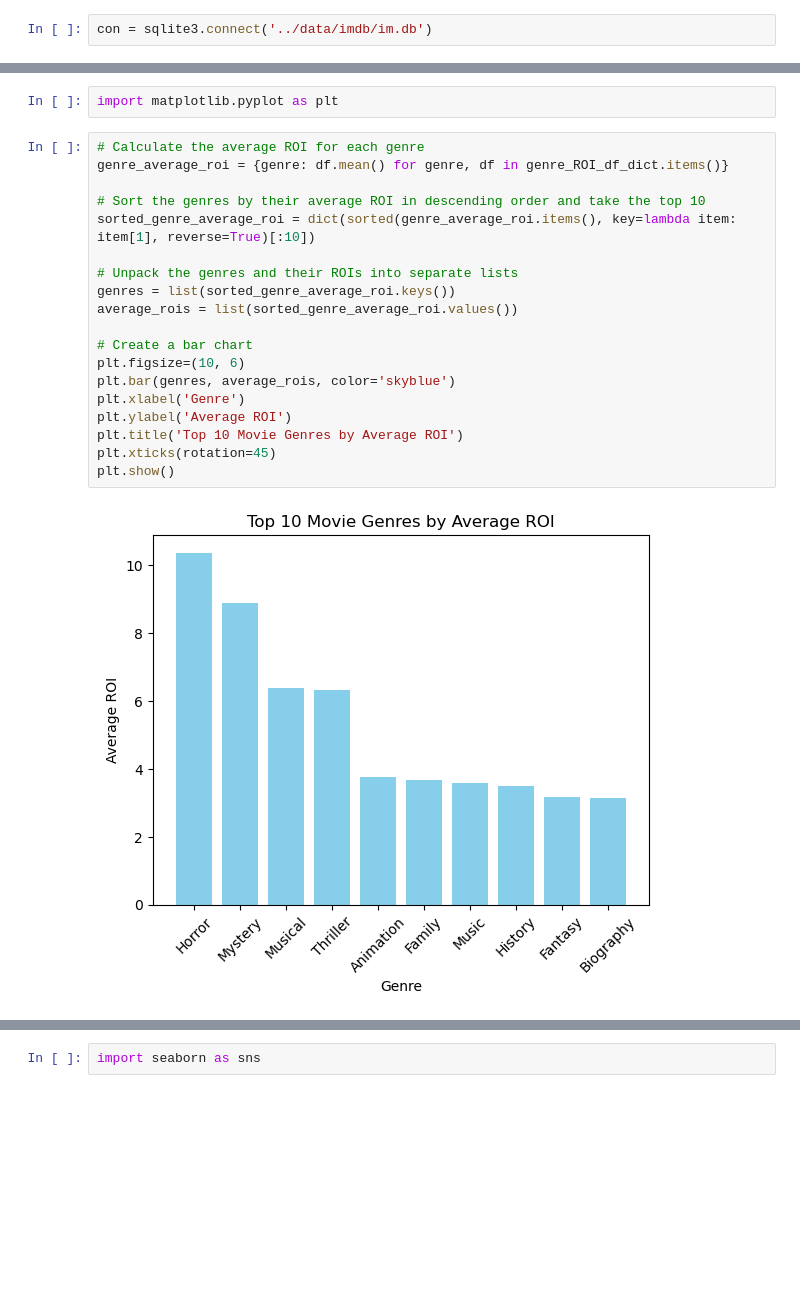
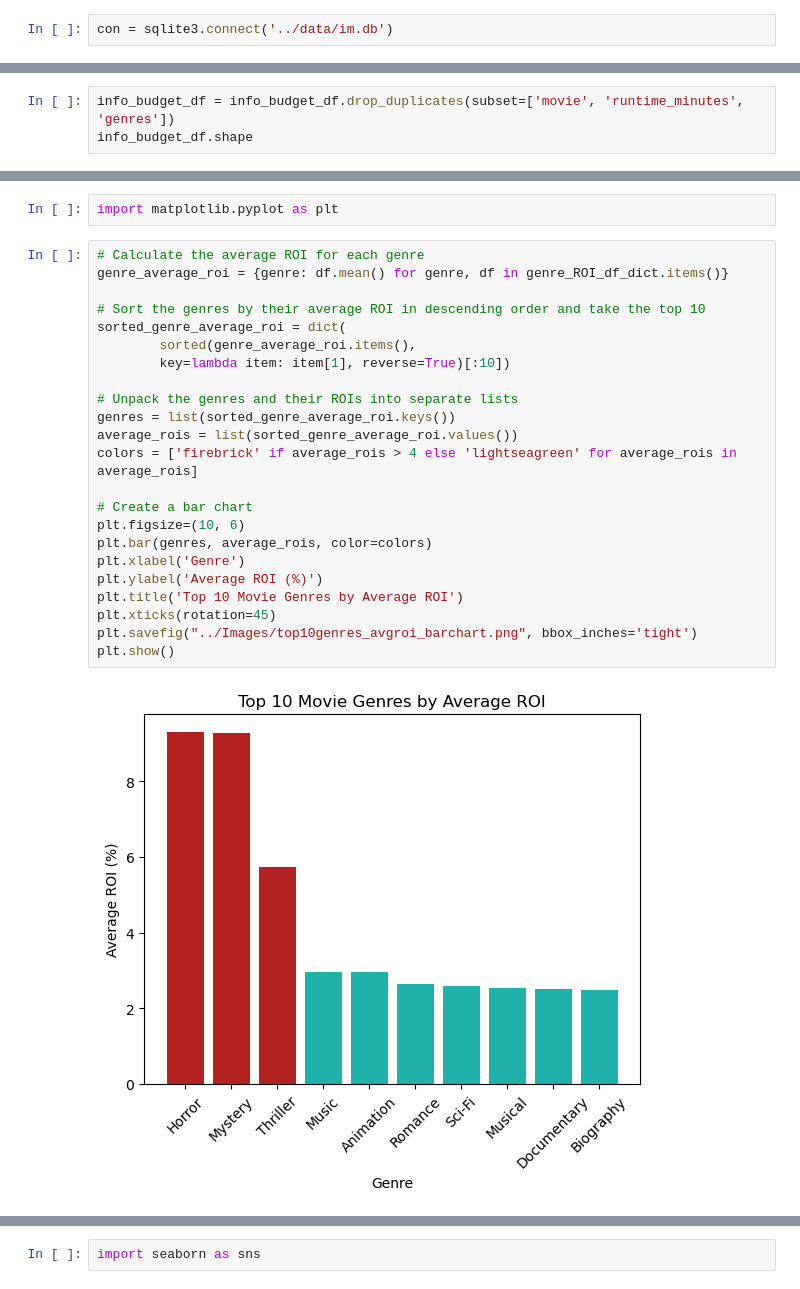
Before and after one commit to basstraining/film_data_analysis, a Jupyter notebook: Notebooks/eda_2.ipynb, the cells around one changed output, grey strips where cells are left out. Drawn from its saved outputs; the diff is of its cells as text; blank space fills up the shorter version.

```diff
--- a/Notebooks/eda_2.ipynb
+++ b/Notebooks/eda_2.ipynb
@@ -5,5 +15,5 @@ import sqlite3
 # %%
-con = sqlite3.connect('../data/imdb/im.db')
+con = sqlite3.connect('../data/im.db')
 # %%
 imdb_schema = pd.read_sql("""
 
@@ -67,0 +133,3 @@ Index(['movie', 'runtime_minutes', 'genres', 'averagerating', 'numvotes',
+# %%
+info_budget_df = info_budget_df.drop_duplicates(subset=['movie', 'runtime_minutes', 'genres'])
+info_budget_df.shape
@@ -213,24 +293,28 @@ import matplotlib.pyplot as plt
 # %%
 # Calculate the average ROI for each genre
 genre_average_roi = {genre: df.mean() for genre, df in genre_ROI_df_dict.items()}
 
 # Sort the genres by their average ROI in descending order and take the top 10
-sorted_genre_average_roi = dict(sorted(genre_average_roi.items(), key=lambda item: item[1], reverse=True)[:10])
+sorted_genre_average_roi = dict(
+        sorted(genre_average_roi.items(),
+        key=lambda item: item[1], reverse=True)[:10])
 
 # Unpack the genres and their ROIs into separate lists
 genres = list(sorted_genre_average_roi.keys())
 average_rois = list(sorted_genre_average_roi.values())
+colors = ['firebrick' if average_rois > 4 else 'lightseagreen' for average_rois in average_rois]
 
 # Create a bar chart
 plt.figsize=(10, 6)
-plt.bar(genres, average_rois, color='skyblue')
+plt.bar(genres, average_rois, color=colors)
 plt.xlabel('Genre')
-plt.ylabel('Average ROI')
+plt.ylabel('Average ROI (%)')
 plt.title('Top 10 Movie Genres by Average ROI')
 plt.xticks(rotation=45)
+plt.savefig("../Images/top10genres_avgroi_barchart.png", bbox_inches='tight')
 plt.show()
 # %% [output]
-[figure, old version]
+[figure, new version]
 # %%
 genre_median_roi = {genre: df.median() for genre, df in genre_ROI_df_dict.items()}
 sorted_genre_median_roi = dict(sorted(genre_median_roi.items(), key=lambda item: item[1], reverse=True)[:10])
```
Also changed, not shown: parts of 47 cells of this notebook, 2 other files.
